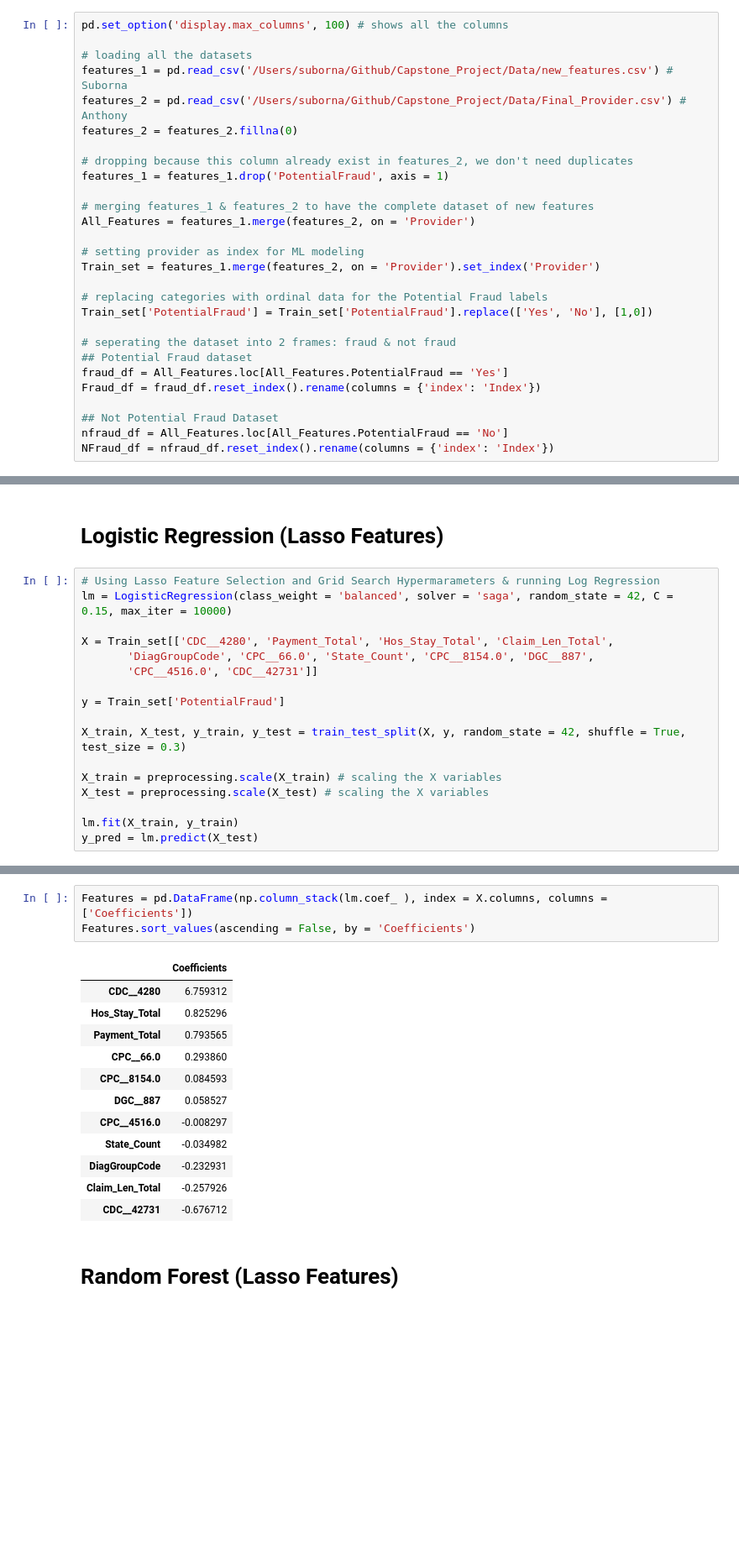
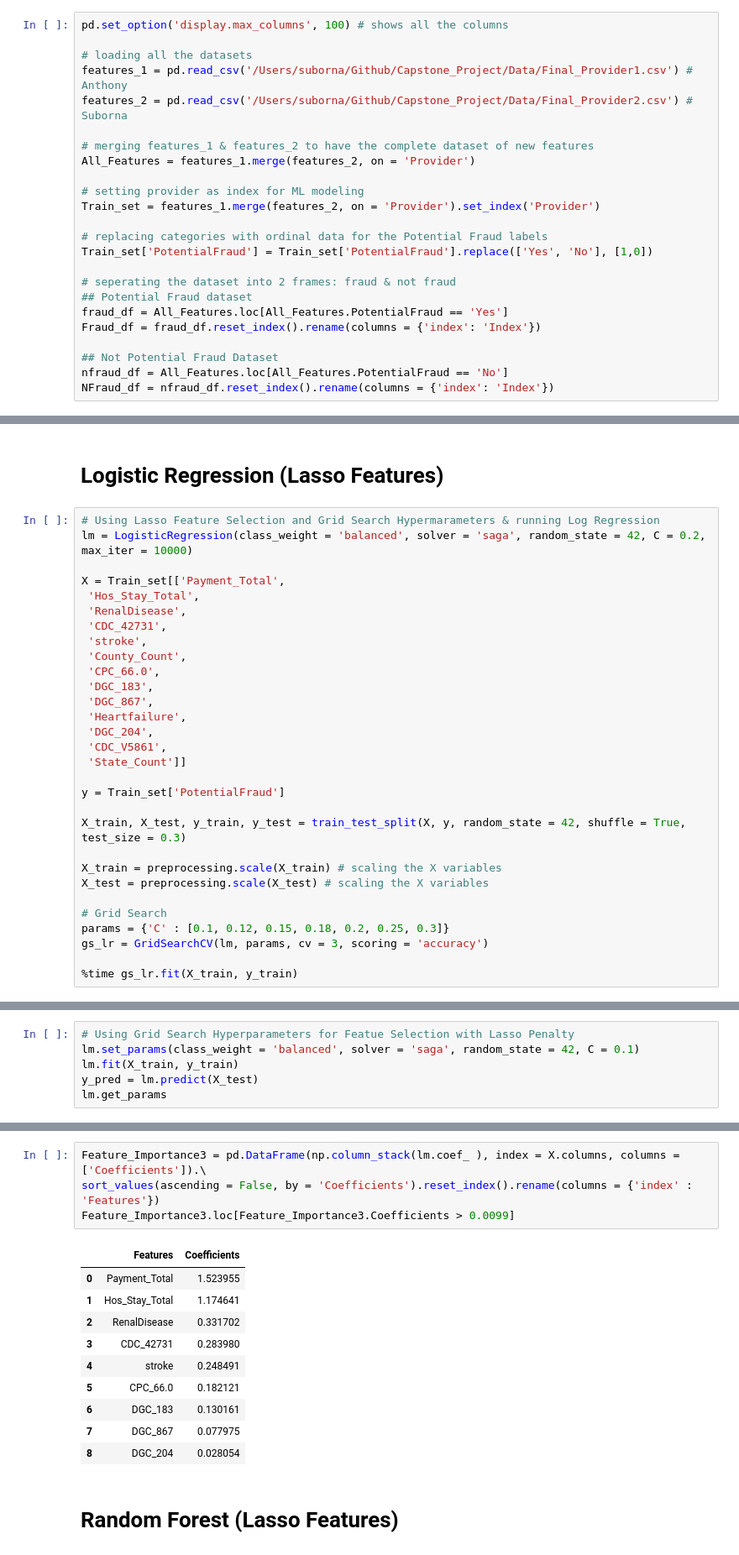
Before and after one commit to SubornaN/Health_Care_Fraud_Detection, a Jupyter notebook: Fraud_Detection_EDA_4.ipynb, the cells around one changed output, grey strips where cells are left out. Shown at 84% size. Drawn from its saved outputs; the diff is of its cells as text; blank space fills up the shorter version.

```diff
--- a/Fraud_Detection_EDA_4.ipynb
+++ b/Fraud_Detection_EDA_4.ipynb
@@ -23,12 +21,8 @@ from sklearn.metrics import classification_report, confusion_matrix, accuracy_sc
 pd.set_option('display.max_columns', 100) # shows all the columns
 
 # loading all the datasets
-features_1 = pd.read_csv('/Users/suborna/Github/Capstone_Project/Data/new_features.csv') # Suborna
-features_2 = pd.read_csv('/Users/suborna/Github/Capstone_Project/Data/Final_Provider.csv') # Anthony
-features_2 = features_2.fillna(0)
-
-# dropping because this column already exist in features_2, we don't need duplicates
-features_1 = features_1.drop('PotentialFraud', axis = 1)
+features_1 = pd.read_csv('/Users/suborna/Github/Capstone_Project/Data/Final_Provider1.csv') # Anthony
+features_2 = pd.read_csv('/Users/suborna/Github/Capstone_Project/Data/Final_Provider2.csv') # Suborna
 
 # merging features_1 & features_2 to have the complete dataset of new features
 All_Features = features_1.merge(features_2, on = 'Provider')
@@ -240,11 +321,21 @@ Index(['CDC__4280', 'Payment_Total', 'Hos_Stay_Total', 'Claim_Len_Total',
 # Logistic Regression (Lasso Features)
 # %%
 # Using Lasso Feature Selection and Grid Search Hypermarameters & running Log Regression
-lm = LogisticRegression(class_weight = 'balanced', solver = 'saga', random_state = 42, C = 0.15, max_iter = 10000)
+lm = LogisticRegression(class_weight = 'balanced', solver = 'saga', random_state = 42, C = 0.2, max_iter = 10000)
 
-X = Train_set[['CDC__4280', 'Payment_Total', 'Hos_Stay_Total', 'Claim_Len_Total',
-       'DiagGroupCode', 'CPC__66.0', 'State_Count', 'CPC__8154.0', 'DGC__887',
-       'CPC__4516.0', 'CDC__42731']]
+X = Train_set[['Payment_Total',
+ 'Hos_Stay_Total',
+ 'RenalDisease',
+ 'CDC_42731',
+ 'stroke',
+ 'County_Count',
+ 'CPC_66.0',
+ 'DGC_183',
+ 'DGC_867',
+ 'Heartfailure',
+ 'DGC_204',
+ 'CDC_V5861',
+ 'State_Count']]
 
 y = Train_set['PotentialFraud']
 
@@ -253,5 +344,8 @@ X_train, X_test, y_train, y_test = train_test_split(X, y, random_state = 42, shu
 X_train = preprocessing.scale(X_train) # scaling the X variables
 X_test = preprocessing.scale(X_test) # scaling the X variables
 
-lm.fit(X_train, y_train)
-y_pred = lm.predict(X_test)
+# Grid Search
+params = {'C' : [0.1, 0.12, 0.15, 0.18, 0.2, 0.25, 0.3]}
+gs_lr = GridSearchCV(lm, params, cv = 3, scoring = 'accuracy')
+
+%time gs_lr.fit(X_train, y_train)
@@ -257,0 +374,6 @@ y_pred = lm.predict(X_test)
+# %%
+# Using Grid Search Hyperparameters for Featue Selection with Lasso Penalty
+lm.set_params(class_weight = 'balanced', solver = 'saga', random_state = 42, C = 0.1)
+lm.fit(X_train, y_train)
+y_pred = lm.predict(X_test)
+lm.get_params
@@ -287,21 +423,20 @@ weighted avg       0.97      0.97      0.97      1623
 
  *  *  *  *  *  *  *  *  *  *  *  *  *  *  *  *  *  *  *  *  *  *  *  *  *  *  *  *  *  *
 # %%
-Features = pd.DataFrame(np.column_stack(lm.coef_ ), index = X.columns, columns = ['Coefficients'])
-Features.sort_values(ascending = False, by = 'Coefficients')
+Feature_Importance3 = pd.DataFrame(np.column_stack(lm.coef_ ), index = X.columns, columns = ['Coefficients']).\
+sort_values(ascending = False, by = 'Coefficients').reset_index().rename(columns = {'index' : 'Features'})
+Feature_Importance3.loc[Feature_Importance3.Coefficients > 0.0099]
 # %% [output]
-|  | Coefficients |
-| CDC__4280 | 6.759312 |
-| Hos_Stay_Total | 0.825296 |
-| Payment_Total | 0.793565 |
-| CPC__66.0 | 0.293860 |
-| CPC__8154.0 | 0.084593 |
-| DGC__887 | 0.058527 |
-| CPC__4516.0 | -0.008297 |
-| State_Count | -0.034982 |
-| DiagGroupCode | -0.232931 |
-| Claim_Len_Total | -0.257926 |
-| CDC__42731 | -0.676712 |
+|  | Features | Coefficients |
+| 0 | Payment_Total | 1.523955 |
+| 1 | Hos_Stay_Total | 1.174641 |
+| 2 | RenalDisease | 0.331702 |
+| 3 | CDC_42731 | 0.283980 |
+| 4 | stroke | 0.248491 |
+| 5 | CPC_66.0 | 0.182121 |
+| 6 | DGC_183 | 0.130161 |
+| 7 | DGC_867 | 0.077975 |
+| 8 | DGC_204 | 0.028054 |
 # %% [markdown]
 # Random Forest (Lasso Features)
 # %%
```
Also changed, not shown: parts of 81 cells of this notebook.
